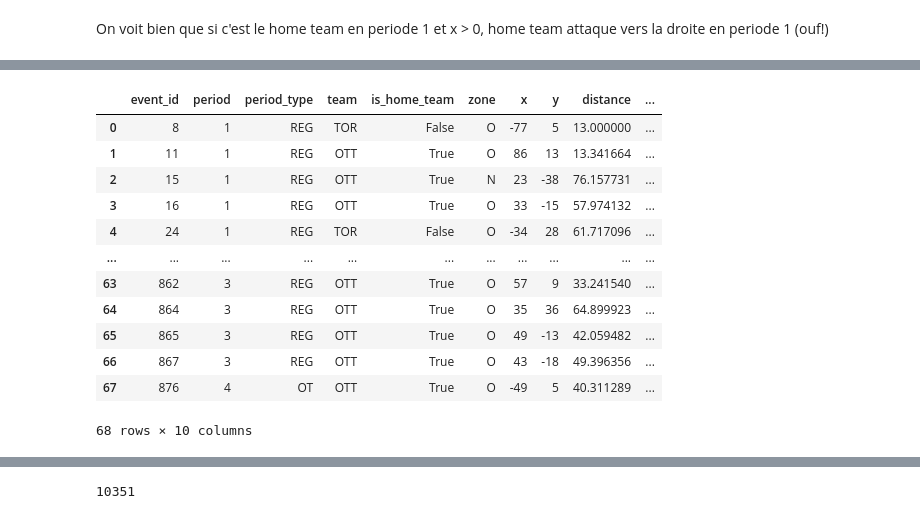
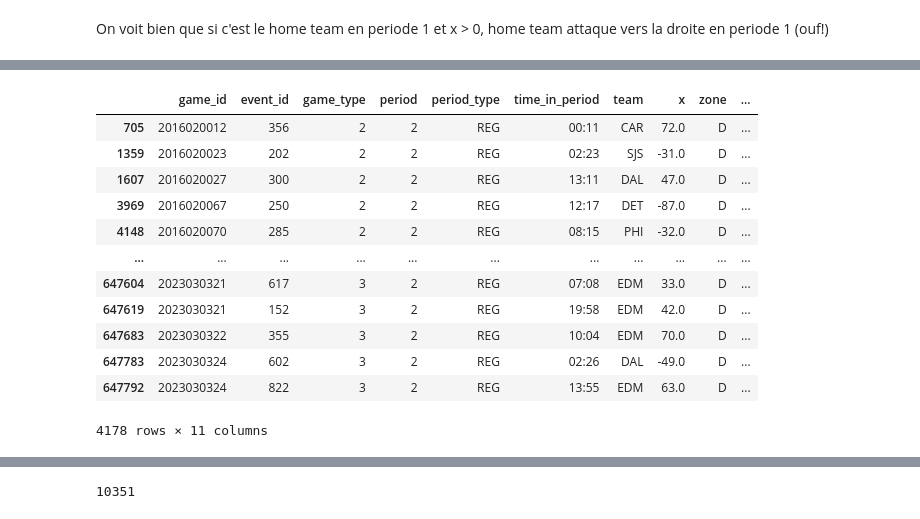
Before and after one commit to ammou35/LNH-data-science, a Jupyter notebook: data_science_project/notebooks/05_processing_data.ipynb, the cells around one changed output, grey strips where cells are left out. Cells and saved outputs as stored; diff of their text form; code cells hidden in the pictures.

```diff
--- a/data_science_project/notebooks/05_processing_data.ipynb
+++ b/data_science_project/notebooks/05_processing_data.ipynb
@@ -324,2 +247,0 @@ dtype: int64
-# %%
-combined_shots_with_coordinates = compute_distance(combined_shots_with_coordinates)
@@ -368,5 +248,3 @@ def compute_excess_weighted_shots(shots_df, nxbin, nybin):
-# %%
-combined_shots_with_coordinates = pd.read_csv("/content/drive/MyDrive/ift6758/data/vizualisations/combined_shots_distance.csv")
 # %% [markdown]
 Pour bin les donnees, il faut considerer regrouper les coordonnees pour les periodes paires du meme cote que impair pour les afficher sur un seul cote de la patinoire.
 
@@ -530,17 +326,16 @@ combined_shots_with_coordinates.query('game_id == 2023020078')[['game_id', 'even
-# %%
-# Tests
-(combined_shots_with_coordinates.query('game_id == 2016020001'))[distances_features].assign(is_starting_attacking_right=lambda df: df['period'].mod(2).eq(1) ^ (df['x'].lt(0)))
-# %% [output]
-|  | event_id | period | period_type | team | is_home_team | zone | x | y | distance | ... |
-| 0 | 8 | 1 | REG | TOR | False | O | -77 | 5 | 13.000000 | ... |
-| 1 | 11 | 1 | REG | OTT | True | O | 86 | 13 | 13.341664 | ... |
-| 2 | 15 | 1 | REG | OTT | True | N | 23 | -38 | 76.157731 | ... |
-| 3 | 16 | 1 | REG | OTT | True | O | 33 | -15 | 57.974132 | ... |
-| 4 | 24 | 1 | REG | TOR | False | O | -34 | 28 | 61.717096 | ... |
-| ... | ... | ... | ... | ... | ... | ... | ... | ... | ... | ... |
-| 63 | 862 | 3 | REG | OTT | True | O | 57 | 9 | 33.241540 | ... |
-| 64 | 864 | 3 | REG | OTT | True | O | 35 | 36 | 64.899923 | ... |
-| 65 | 865 | 3 | REG | OTT | True | O | 49 | -13 | 42.059482 | ... |
-| 66 | 867 | 3 | REG | OTT | True | O | 43 | -18 | 49.396356 | ... |
-| 67 | 876 | 4 | OT | OTT | True | O | -49 | 5 | 40.311289 | ... |
-68 rows × 10 columns
+# %%
+combined_shots_with_coordinates.query('(attack_dir*x > 0) and (zone == "D")')[['game_id', 'event_id', 'game_type', 'period', 'period_type', 'time_in_period','team', 'x', 'zone', 'is_home_team', 'attack_dir']]
+# %% [output]
+|  | game_id | event_id | game_type | period | period_type | time_in_period | team | x | zone | ... |
+| 705 | 2016020012 | 356 | 2 | 2 | REG | 00:11 | CAR | 72.0 | D | ... |
+| 1359 | 2016020023 | 202 | 2 | 2 | REG | 02:23 | SJS | -31.0 | D | ... |
+| 1607 | 2016020027 | 300 | 2 | 2 | REG | 13:11 | DAL | 47.0 | D | ... |
+| 3969 | 2016020067 | 250 | 2 | 2 | REG | 12:17 | DET | -87.0 | D | ... |
+| 4148 | 2016020070 | 285 | 2 | 2 | REG | 08:15 | PHI | -32.0 | D | ... |
+| ... | ... | ... | ... | ... | ... | ... | ... | ... | ... | ... |
+| 647604 | 2023030321 | 617 | 3 | 2 | REG | 07:08 | EDM | 33.0 | D | ... |
+| 647619 | 2023030321 | 152 | 3 | 2 | REG | 19:58 | EDM | 42.0 | D | ... |
+| 647683 | 2023030322 | 355 | 3 | 2 | REG | 10:04 | EDM | 70.0 | D | ... |
+| 647783 | 2023030324 | 602 | 3 | 2 | REG | 02:26 | DAL | -49.0 | D | ... |
+| 647792 | 2023030324 | 822 | 3 | 2 | REG | 13:55 | EDM | 63.0 | D | ... |
+4178 rows × 11 columns
```
Also changed, not shown: parts of 56 cells of this notebook.
